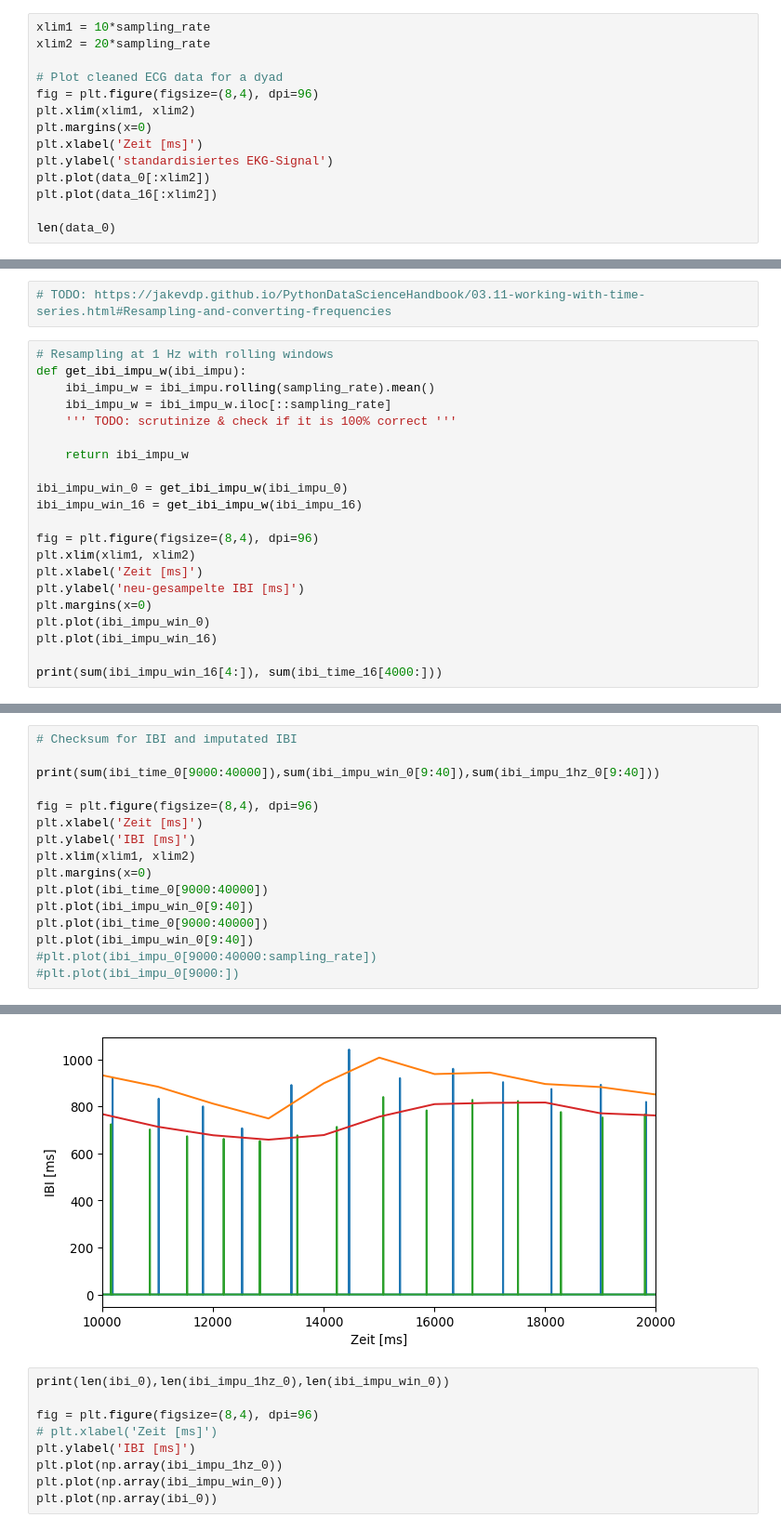
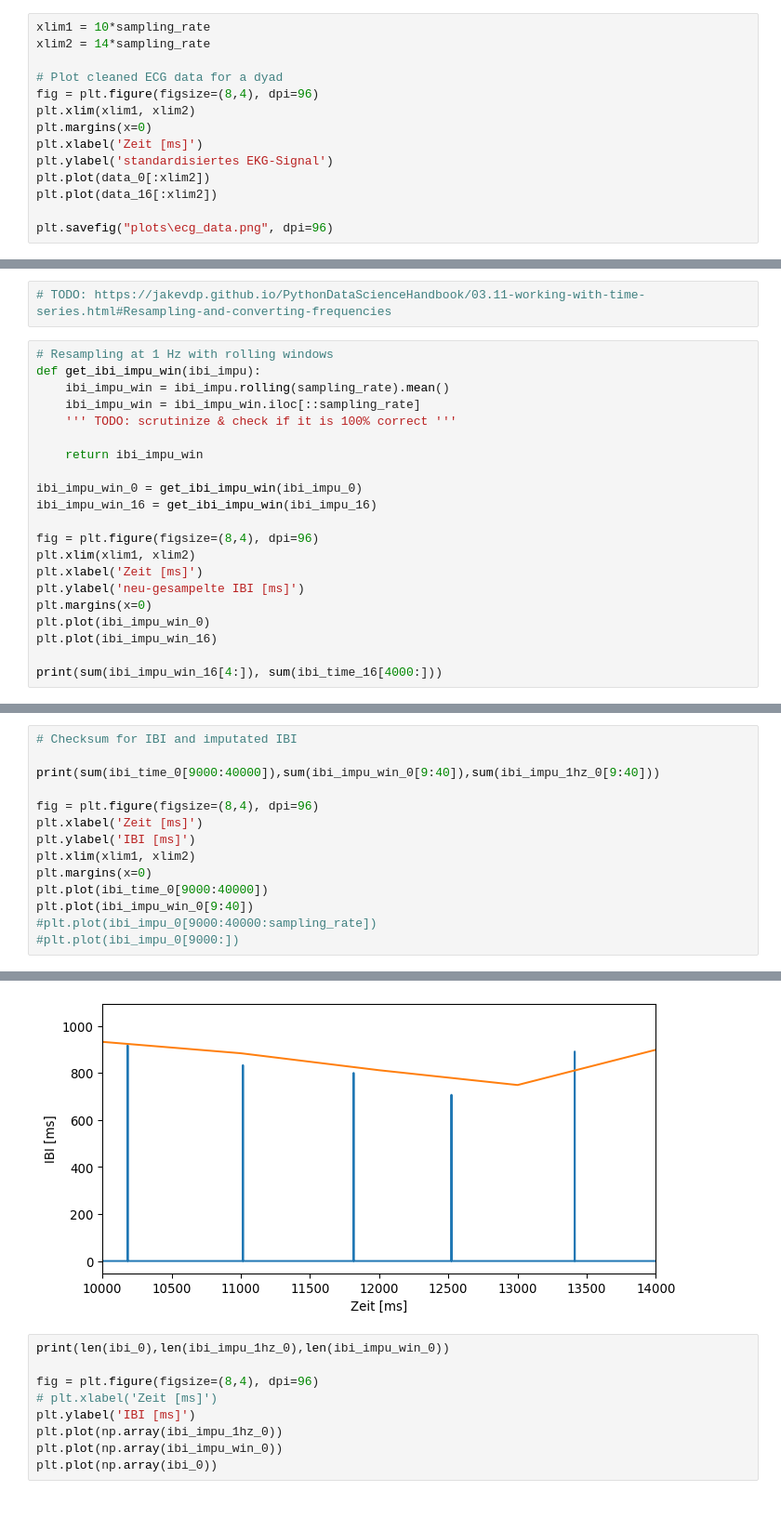
Before and after one commit to visserle/two-hearts, a Jupyter notebook: plots.ipynb, the cells around one changed output, grey strips where cells are left out. Shown: that part at 93% size. Cells and saved outputs as stored; diff of their text form.

```diff
--- a/plots.ipynb
+++ b/plots.ipynb
@@ -43,7 +43,7 @@ ecg_0
 320000 rows × 19 columns
 # %%
 xlim1 = 10*sampling_rate
-xlim2 = 20*sampling_rate
+xlim2 = 14*sampling_rate
 
 # Plot cleaned ECG data for a dyad
 fig = plt.figure(figsize=(8,4), dpi=96)
@@ -54,5 +54,5 @@ plt.ylabel('standardisiertes EKG-Signal')
 plt.plot(data_0[:xlim2])
 plt.plot(data_16[:xlim2])
 
-len(data_0)
+plt.savefig("plots\ecg_data.png", dpi=96)
 # %% [output]
@@ -180,15 +219,15 @@ plt.plot(ibi_impu_16)
 # TODO: https://jakevdp.github.io/PythonDataScienceHandbook/03.11-working-with-time-series.html#Resampling-and-converting-frequencies
 # %%
 # Resampling at 1 Hz with rolling windows
-def get_ibi_impu_w(ibi_impu):
-    ibi_impu_w = ibi_impu.rolling(sampling_rate).mean()
-    ibi_impu_w = ibi_impu_w.iloc[::sampling_rate]
+def get_ibi_impu_win(ibi_impu):
+    ibi_impu_win = ibi_impu.rolling(sampling_rate).mean()
+    ibi_impu_win = ibi_impu_win.iloc[::sampling_rate]
     ''' TODO: scrutinize & check if it is 100% correct '''
 
-    return ibi_impu_w
+    return ibi_impu_win
 
-ibi_impu_win_0 = get_ibi_impu_w(ibi_impu_0)
-ibi_impu_win_16 = get_ibi_impu_w(ibi_impu_16)
+ibi_impu_win_0 = get_ibi_impu_win(ibi_impu_0)
+ibi_impu_win_16 = get_ibi_impu_win(ibi_impu_16)
 
 fig = plt.figure(figsize=(8,4), dpi=96)
 plt.xlim(xlim1, xlim2)
@@ -231,8 +270,6 @@ plt.xlim(xlim1, xlim2)
 plt.margins(x=0)
 plt.plot(ibi_time_0[9000:40000])
 plt.plot(ibi_impu_win_0[9:40])
-plt.plot(ibi_time_0[9000:40000])
-plt.plot(ibi_impu_win_0[9:40])
 #plt.plot(ibi_impu_0[9000:40000:sampling_rate])
 #plt.plot(ibi_impu_0[9000:])
 # %% [output]
@@ -240,5 +277,5 @@ plt.plot(ibi_impu_win_0[9:40])
 [<matplotlib.lines.Line2D at 0x...>]
-[figure, old version]
+[figure, new version]
 # %%
 print(len(ibi_0),len(ibi_impu_1hz_0),len(ibi_impu_win_0))
 
```
Also changed, not shown: parts of 11 cells of this notebook.
